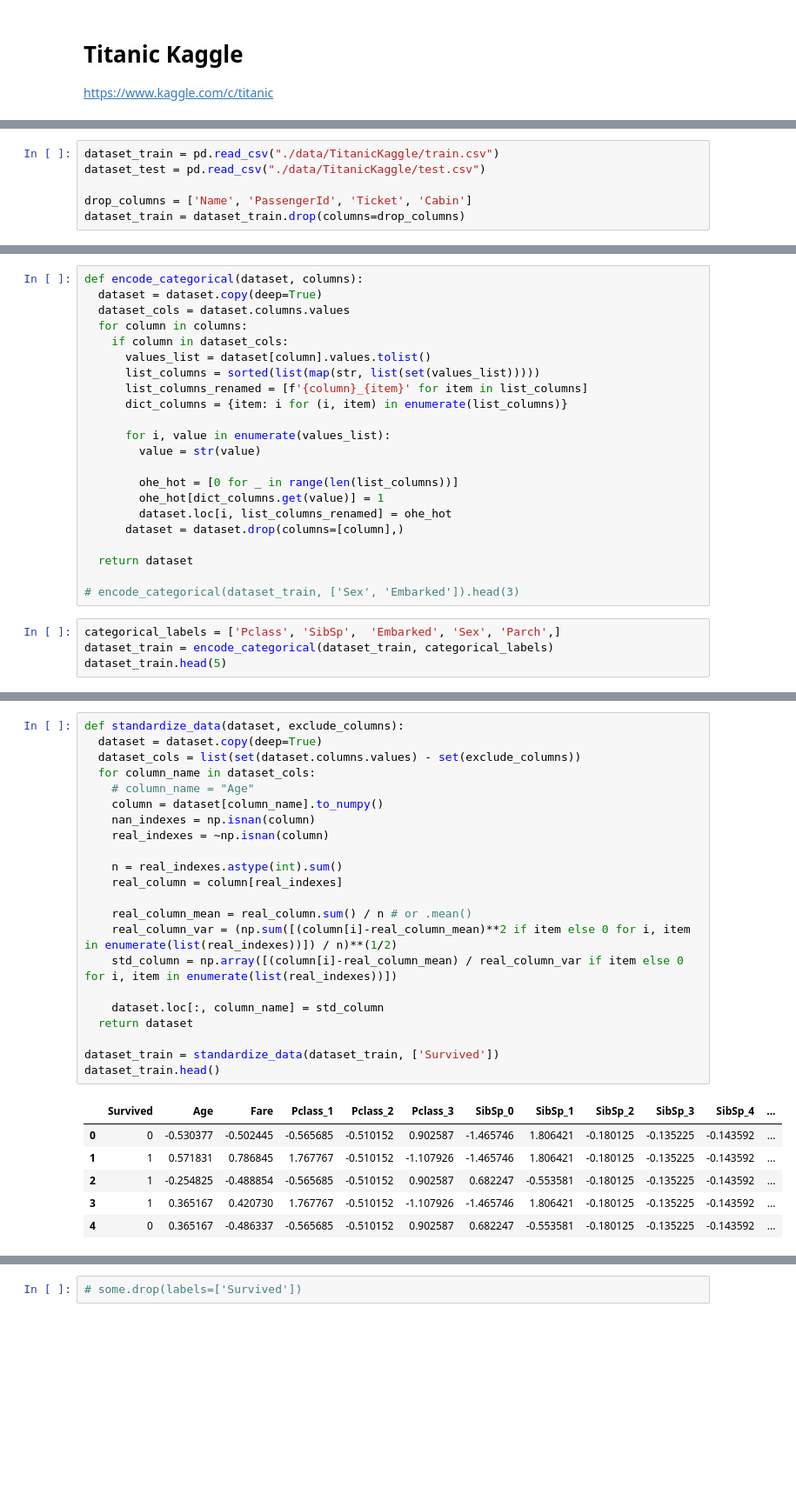
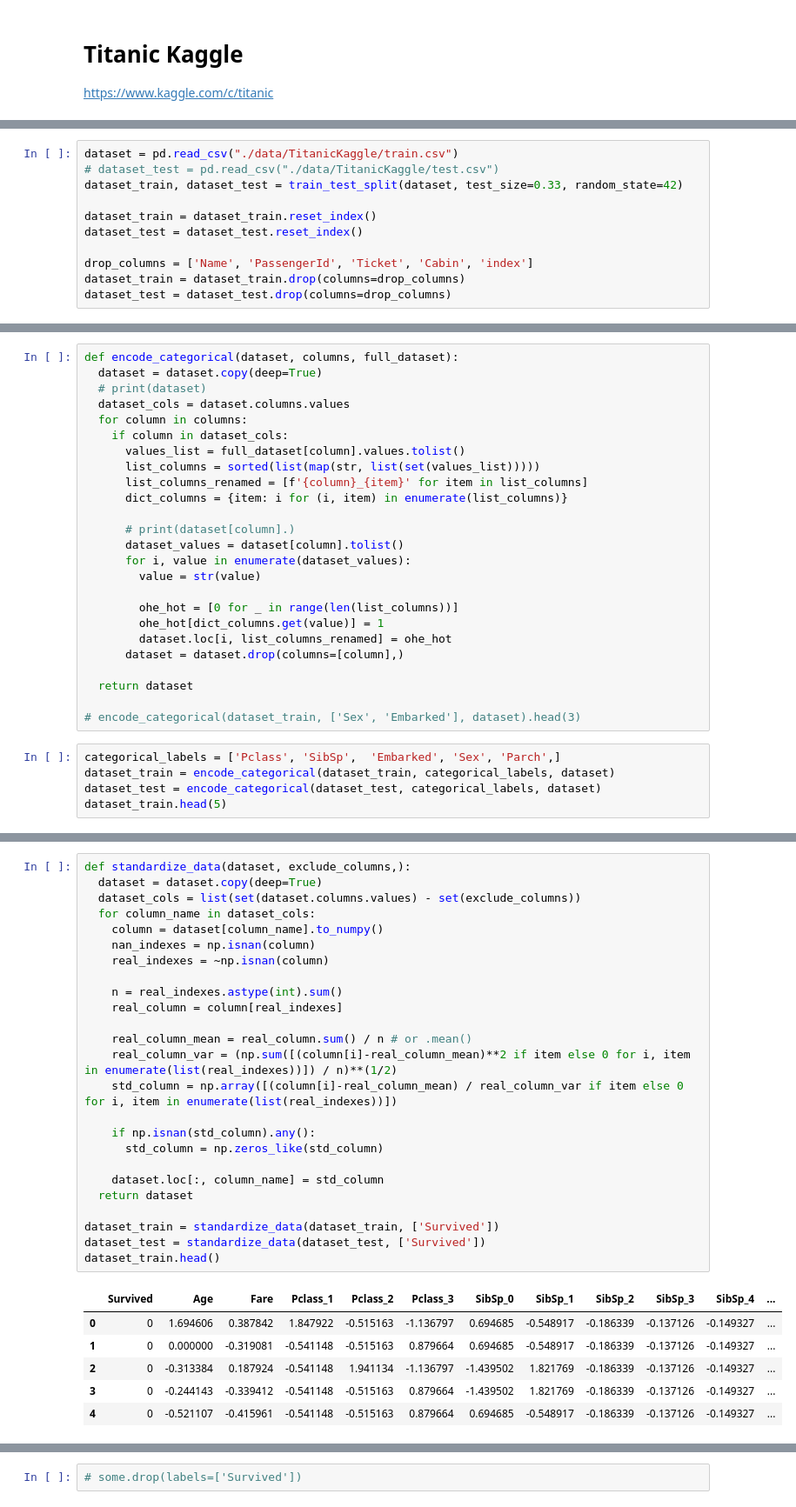
Before and after one commit to dmitrymailk/learn_DL, a Jupyter notebook: dive_into_dl/LinearRegression.ipynb, the cells around one changed output, grey strips where cells are left out. Shown at 87% size. Drawn from its saved outputs; the diff is of its cells as text; blank space fills up the shorter version.

```diff
--- a/dive_into_dl/LinearRegression.ipynb
+++ b/dive_into_dl/LinearRegression.ipynb
@@ -21,9 +22,14 @@ import torch.nn as nn
 # %%
-dataset_train = pd.read_csv("./data/TitanicKaggle/train.csv")
-dataset_test = pd.read_csv("./data/TitanicKaggle/test.csv")
+dataset = pd.read_csv("./data/TitanicKaggle/train.csv")
+# dataset_test = pd.read_csv("./data/TitanicKaggle/test.csv")
+dataset_train, dataset_test = train_test_split(dataset, test_size=0.33, random_state=42)
 
-drop_columns = ['Name', 'PassengerId', 'Ticket', 'Cabin']
+dataset_train = dataset_train.reset_index()
+dataset_test = dataset_test.reset_index()
+
+drop_columns = ['Name', 'PassengerId', 'Ticket', 'Cabin', 'index']
 dataset_train = dataset_train.drop(columns=drop_columns)
+dataset_test = dataset_test.drop(columns=drop_columns)
 # %%
 dataset_train.head()
 # %% [output]
@@ -36,15 +42,18 @@ dataset_train.head()
 # %%
-def encode_categorical(dataset, columns):
+def encode_categorical(dataset, columns, full_dataset):
   dataset = dataset.copy(deep=True)
+  # print(dataset)
   dataset_cols = dataset.columns.values
   for column in columns:
     if column in dataset_cols:
-      values_list = dataset[column].values.tolist()
+      values_list = full_dataset[column].values.tolist()
       list_columns = sorted(list(map(str, list(set(values_list)))))
       list_columns_renamed = [f'{column}_{item}' for item in list_columns]
       dict_columns = {item: i for (i, item) in enumerate(list_columns)}
 
-      for i, value in enumerate(values_list):
+      # print(dataset[column].)
+      dataset_values = dataset[column].tolist()
+      for i, value in enumerate(dataset_values):
         value = str(value)
 
         ohe_hot = [0 for _ in range(len(list_columns))]
@@ -54,10 +63,11 @@ def encode_categorical(dataset, columns):
 
   return dataset
 
-# encode_categorical(dataset_train, ['Sex', 'Embarked']).head(3)
+# encode_categorical(dataset_train, ['Sex', 'Embarked'], dataset).head(3)
 # %%
 categorical_labels = ['Pclass', 'SibSp',  'Embarked', 'Sex', 'Parch',]
-dataset_train = encode_categorical(dataset_train, categorical_labels)
+dataset_train = encode_categorical(dataset_train, categorical_labels, dataset)
+dataset_test = encode_categorical(dataset_test, categorical_labels, dataset)
 dataset_train.head(5)
 # %% [output]
 |  | Survived | Age | Fare | Pclass_1 | Pclass_2 | Pclass_3 | SibSp_0 | SibSp_1 | SibSp_2 | SibSp_3 | SibSp_4 | ... |
@@ -69,29 +92,32 @@ dataset_train.head(5)
 # %%
-def standardize_data(dataset, exclude_columns):
+def standardize_data(dataset, exclude_columns,):
   dataset = dataset.copy(deep=True)
   dataset_cols = list(set(dataset.columns.values) - set(exclude_columns))
   for column_name in dataset_cols:
-    # column_name = "Age"
     column = dataset[column_name].to_numpy()
     nan_indexes = np.isnan(column)
     real_indexes = ~np.isnan(column)
 
     n = real_indexes.astype(int).sum()
     real_column = column[real_indexes]
 
     real_column_mean = real_column.sum() / n # or .mean()
     real_column_var = (np.sum([(column[i]-real_column_mean)**2 if item else 0 for i, item in enumerate(list(real_indexes))]) / n)**(1/2)
     std_column = np.array([(column[i]-real_column_mean) / real_column_var if item else 0 for i, item in enumerate(list(real_indexes))])
 
+    if np.isnan(std_column).any():
+      std_column = np.zeros_like(std_column)
+
     dataset.loc[:, column_name] = std_column
   return dataset
 
 dataset_train = standardize_data(dataset_train, ['Survived'])
+dataset_test = standardize_data(dataset_test, ['Survived'])
 dataset_train.head()
 # %% [output]
 |  | Survived | Age | Fare | Pclass_1 | Pclass_2 | Pclass_3 | SibSp_0 | SibSp_1 | SibSp_2 | SibSp_3 | SibSp_4 | ... |
-| 0 | 0 | -0.530377 | -0.502445 | -0.565685 | -0.510152 | 0.902587 | -1.465746 | 1.806421 | -0.180125 | -0.135225 | -0.143592 | ... |
-| 1 | 1 | 0.571831 | 0.786845 | 1.767767 | -0.510152 | -1.107926 | -1.465746 | 1.806421 | -0.180125 | -0.135225 | -0.143592 | ... |
-| 2 | 1 | -0.254825 | -0.488854 | -0.565685 | -0.510152 | 0.902587 | 0.682247 | -0.553581 | -0.180125 | -0.135225 | -0.143592 | ... |
-| 3 | 1 | 0.365167 | 0.420730 | 1.767767 | -0.510152 | -1.107926 | -1.465746 | 1.806421 | -0.180125 | -0.135225 | -0.143592 | ... |
-| 4 | 0 | 0.365167 | -0.486337 | -0.565685 | -0.510152 | 0.902587 | 0.682247 | -0.553581 | -0.180125 | -0.135225 | -0.143592 | ... |
+| 0 | 0 | 1.694606 | 0.387842 | 1.847922 | -0.515163 | -1.136797 | 0.694685 | -0.548917 | -0.186339 | -0.137126 | -0.149327 | ... |
+| 1 | 0 | 0.000000 | -0.319081 | -0.541148 | -0.515163 | 0.879664 | 0.694685 | -0.548917 | -0.186339 | -0.137126 | -0.149327 | ... |
+| 2 | 0 | -0.313384 | 0.187924 | -0.541148 | 1.941134 | -1.136797 | -1.439502 | 1.821769 | -0.186339 | -0.137126 | -0.149327 | ... |
+| 3 | 0 | -0.244143 | -0.339412 | -0.541148 | -0.515163 | 0.879664 | -1.439502 | 1.821769 | -0.186339 | -0.137126 | -0.149327 | ... |
+| 4 | 0 | -0.521107 | -0.415961 | -0.541148 | -0.515163 | 0.879664 | 0.694685 | -0.548917 | -0.186339 | -0.137126 | -0.149327 | ... |
```
Also changed, not shown: parts of 11 cells of this notebook.
